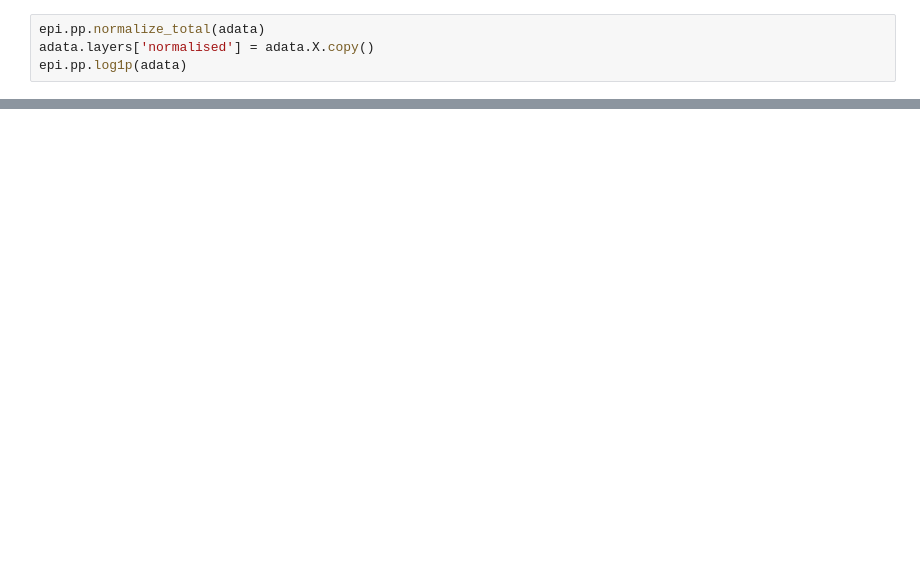
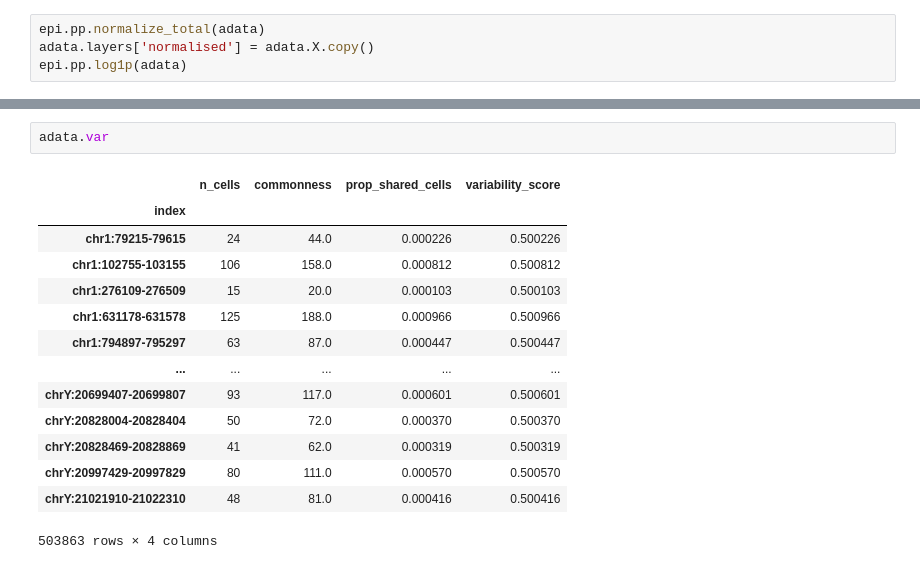
Before and after one commit to loosolab/Datenanalyse-2021, a Jupyter notebook: wp1/preprocessing/complete_liver_preprocessing1.7.ipynb, the cells around one changed output, grey strips where cells are left out. Saved outputs shown, nothing was run; the diff lists cells and outputs as text; blank space fills up the shorter version.

```diff
--- a/wp1/preprocessing/complete_liver_preprocessing1.7.ipynb
+++ b/wp1/preprocessing/complete_liver_preprocessing1.7.ipynb
@@ -109,0 +114,17 @@ AnnData object with n_obs × n_vars = 194387 × 1151968
+# %%
+adata.var
+# %% [output]
+|  | n_cells | commonness | prop_shared_cells | variability_score |
+| index |  |  |  |  |
+| chr1:79215-79615 | 24 | 44.0 | 0.000226 | 0.500226 |
+| chr1:102755-103155 | 106 | 158.0 | 0.000812 | 0.500812 |
+| chr1:276109-276509 | 15 | 20.0 | 0.000103 | 0.500103 |
+| chr1:631178-631578 | 125 | 188.0 | 0.000966 | 0.500966 |
+| chr1:794897-795297 | 63 | 87.0 | 0.000447 | 0.500447 |
+| ... | ... | ... | ... | ... |
+| chrY:20699407-20699807 | 93 | 117.0 | 0.000601 | 0.500601 |
+| chrY:20828004-20828404 | 50 | 72.0 | 0.000370 | 0.500370 |
+| chrY:20828469-20828869 | 41 | 62.0 | 0.000319 | 0.500319 |
+| chrY:20997429-20997829 | 80 | 111.0 | 0.000570 | 0.500570 |
+| chrY:21021910-21022310 | 48 | 81.0 | 0.000416 | 0.500416 |
+503863 rows × 4 columns
```
Also changed, not shown: parts of 12 cells of this notebook, 1 other file.
